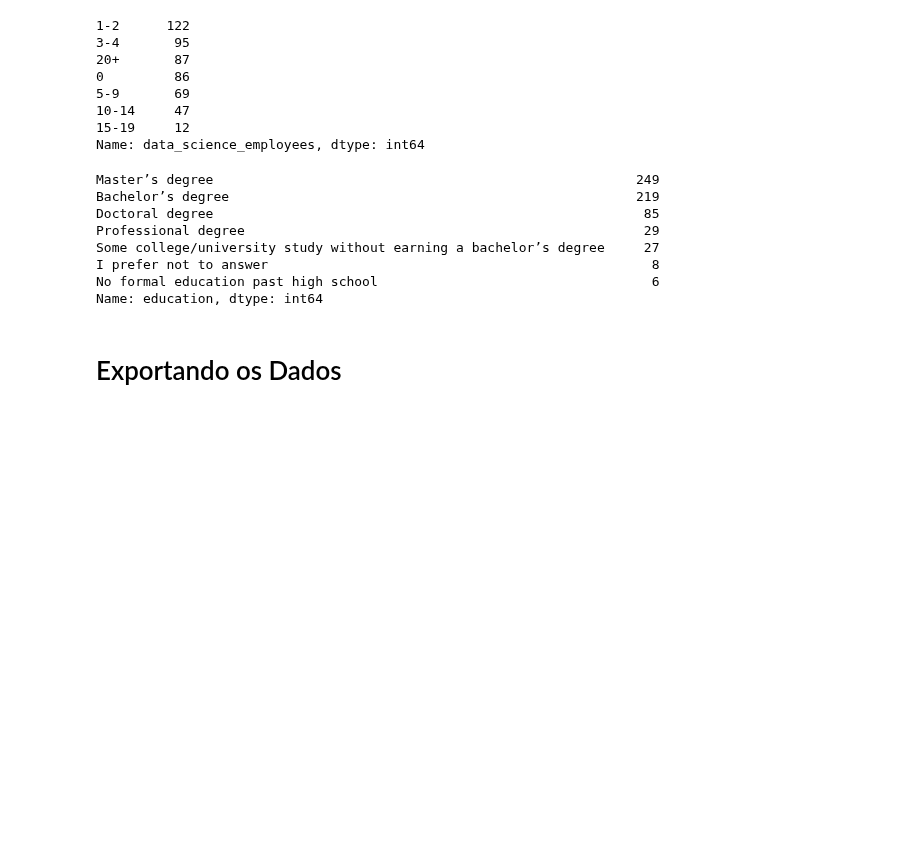
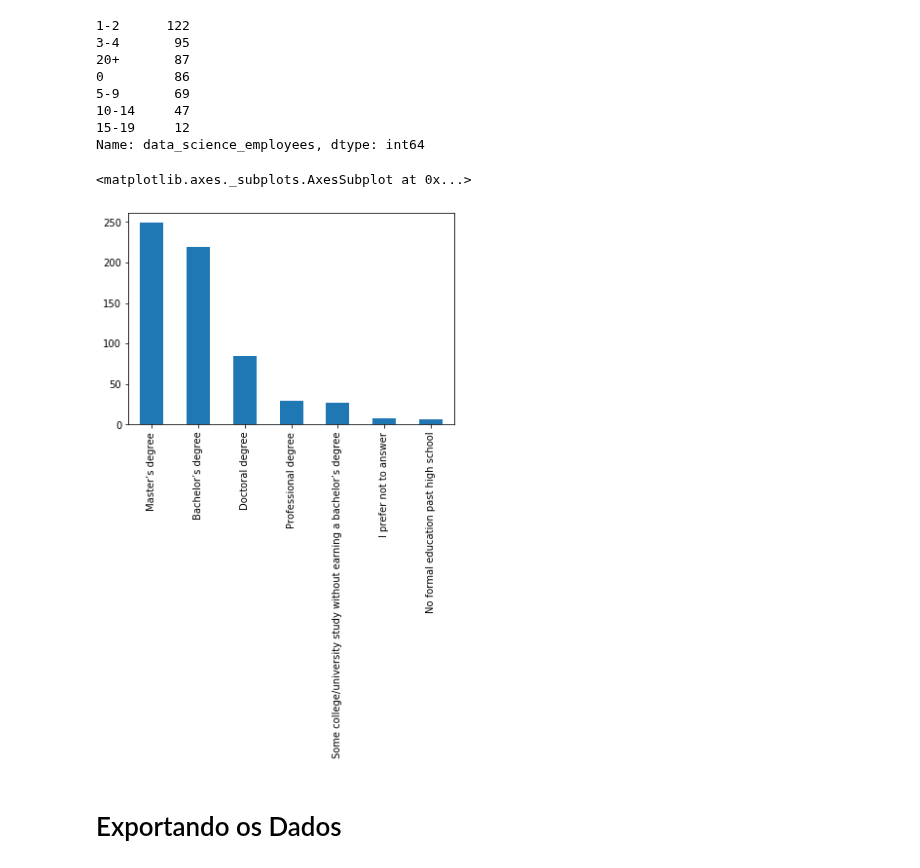
Before and after one commit to brow1998/pandas_aifest2019, a Jupyter notebook: Limpeza de DataFrames com Pandas - AIFEST2019.ipynb, the cells around one changed output. Cells and saved outputs as stored; diff of their text form; code cells hidden in the pictures; blank space fills up the shorter version.

```diff
--- a/Limpeza de DataFrames com Pandas - AIFEST2019.ipynb
+++ b/Limpeza de DataFrames com Pandas - AIFEST2019.ipynb
@@ -239,16 +249,10 @@ df[df['country'] == 'Brazil'].data_science_employees.value_counts()
 15-19     12
 Name: data_science_employees, dtype: int64
 # %%
-df[df['country'] == 'Brazil'].education.value_counts()
+df[df['country'] == 'Brazil'].education.value_counts().plot(kind='bar')
 # %% [output]
-Master’s degree                                                      249
-Bachelor’s degree                                                    219
-Doctoral degree                                                       85
-Professional degree                                                   29
-Some college/university study without earning a bachelor’s degree     27
-I prefer not to answer                                                 8
-No formal education past high school                                   6
-Name: education, dtype: int64
+<matplotlib.axes._subplots.AxesSubplot at 0x...>
+[figure, added]
 # %% [markdown]
 # Exportando os Dados
 # %%
```
Also changed, not shown: parts of 8 cells of this notebook.
